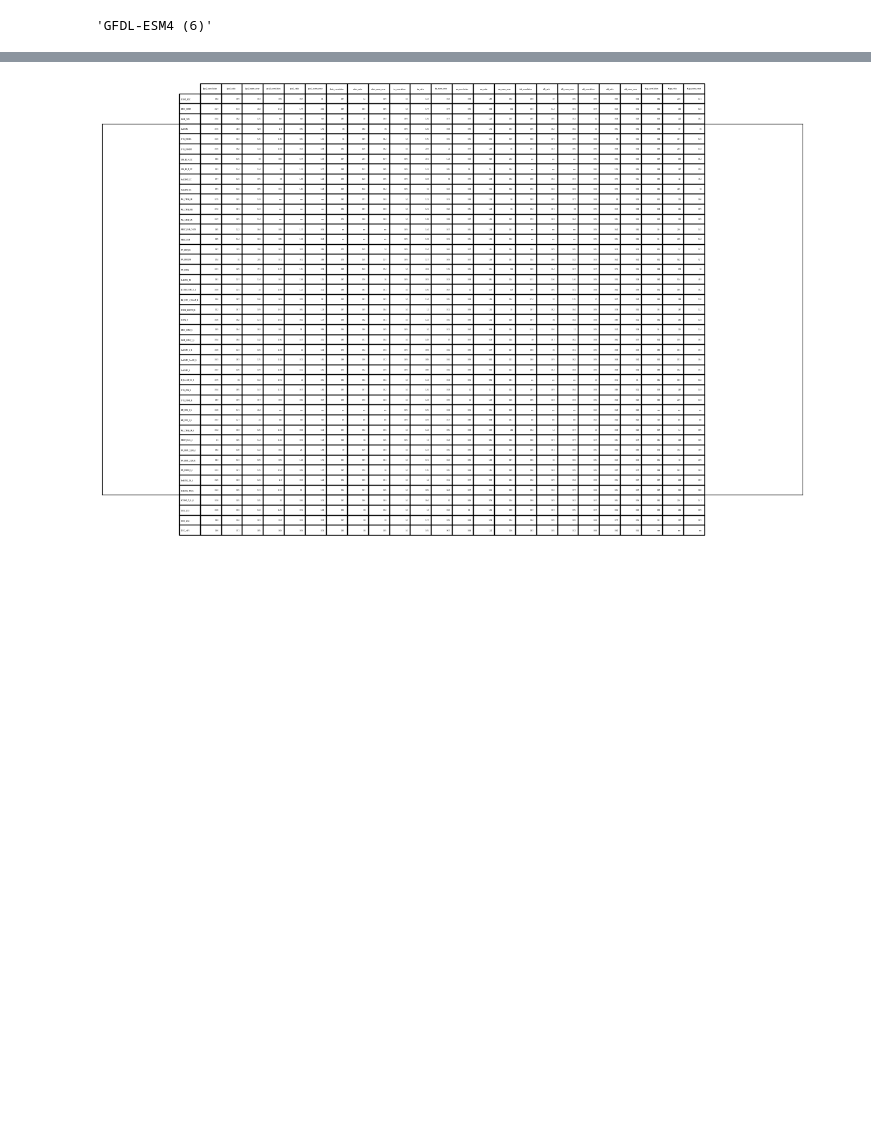
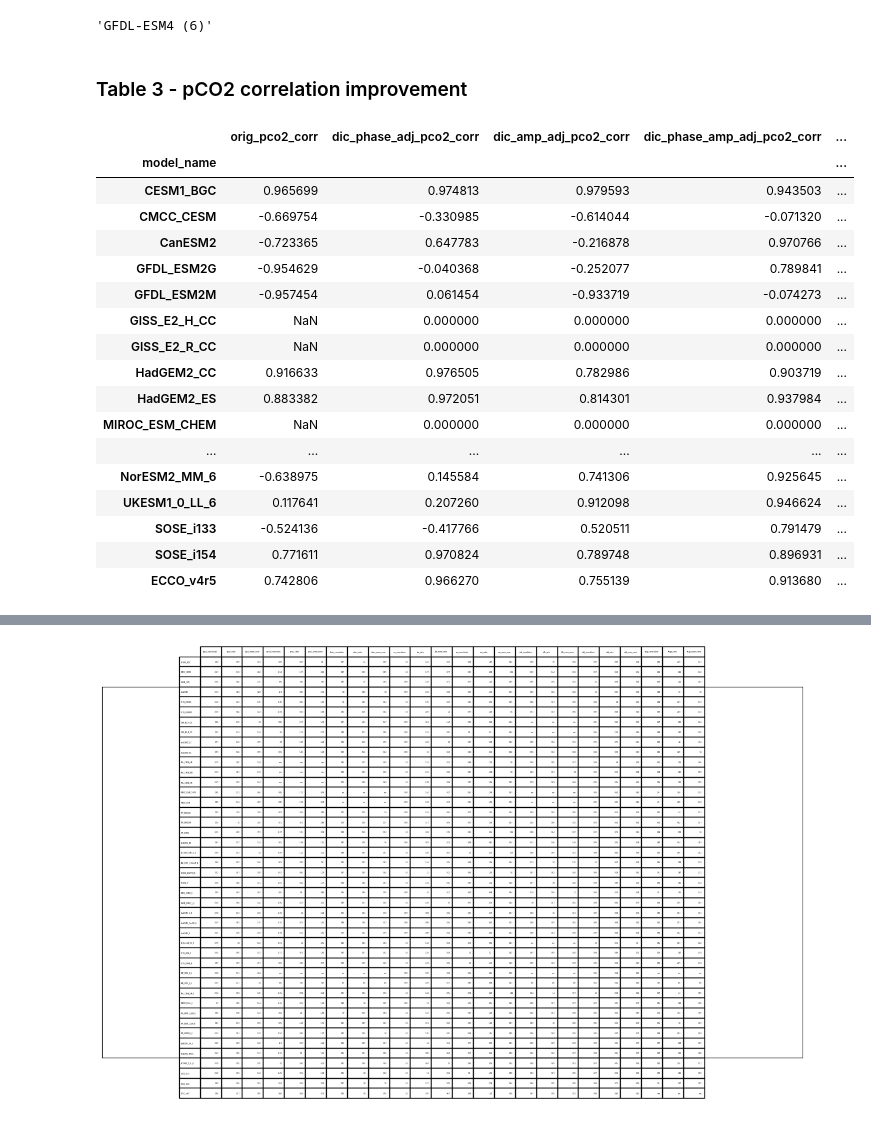
Before and after one commit to SethBushinsky/SO_seasonal_CO2_fluxes_in_models, a Jupyter notebook: var_fit_table.ipynb, the cells around one changed output, grey strips where cells are left out. Saved outputs shown, nothing was run; the diff lists cells and outputs as text; code cells hidden in the pictures; blank space fills up the shorter version.

Commit message:
work on table 3, finished adding GISS

```diff
--- a/var_fit_table.ipynb
+++ b/var_fit_table.ipynb
@@ -340,3 +340,27 @@ if "-6" in mod_name_updated:
 mod_name_updated
 # %% [output]
 'GFDL-ESM4 (6)'
+# %% [markdown]
+### Table 3 - pCO2 correlation improvement
+# %%
+df2 = pd.read_csv(manuscript_dir + 'spreadsheets/dataTable_correlations_only_v182024_10_28.csv',  index_col=[0])
+df2
+# %% [output]
+|  | orig_pco2_corr | dic_phase_adj_pco2_corr | dic_amp_adj_pco2_corr | dic_phase_amp_adj_pco2_corr | ... |
+| model_name |  |  |  |  | ... |
+| CESM1_BGC | 0.965699 | 0.974813 | 0.979593 | 0.943503 | ... |
+| CMCC_CESM | -0.669754 | -0.330985 | -0.614044 | -0.071320 | ... |
+| CanESM2 | -0.723365 | 0.647783 | -0.216878 | 0.970766 | ... |
+| GFDL_ESM2G | -0.954629 | -0.040368 | -0.252077 | 0.789841 | ... |
+| GFDL_ESM2M | -0.957454 | 0.061454 | -0.933719 | -0.074273 | ... |
+| GISS_E2_H_CC | NaN | 0.000000 | 0.000000 | 0.000000 | ... |
+| GISS_E2_R_CC | NaN | 0.000000 | 0.000000 | 0.000000 | ... |
+| HadGEM2_CC | 0.916633 | 0.976505 | 0.782986 | 0.903719 | ... |
+| HadGEM2_ES | 0.883382 | 0.972051 | 0.814301 | 0.937984 | ... |
+| MIROC_ESM_CHEM | NaN | 0.000000 | 0.000000 | 0.000000 | ... |
+| ... | ... | ... | ... | ... | ... |
+| NorESM2_MM_6 | -0.638975 | 0.145584 | 0.741306 | 0.925645 | ... |
+| UKESM1_0_LL_6 | 0.117641 | 0.207260 | 0.912098 | 0.946624 | ... |
+| SOSE_i133 | -0.524136 | -0.417766 | 0.520511 | 0.791479 | ... |
+| SOSE_i154 | 0.771611 | 0.970824 | 0.789748 | 0.896931 | ... |
+| ECCO_v4r5 | 0.742806 | 0.966270 | 0.755139 | 0.913680 | ... |
```
Also changed, not shown: parts of 5 cells of this notebook, 2 other files.
